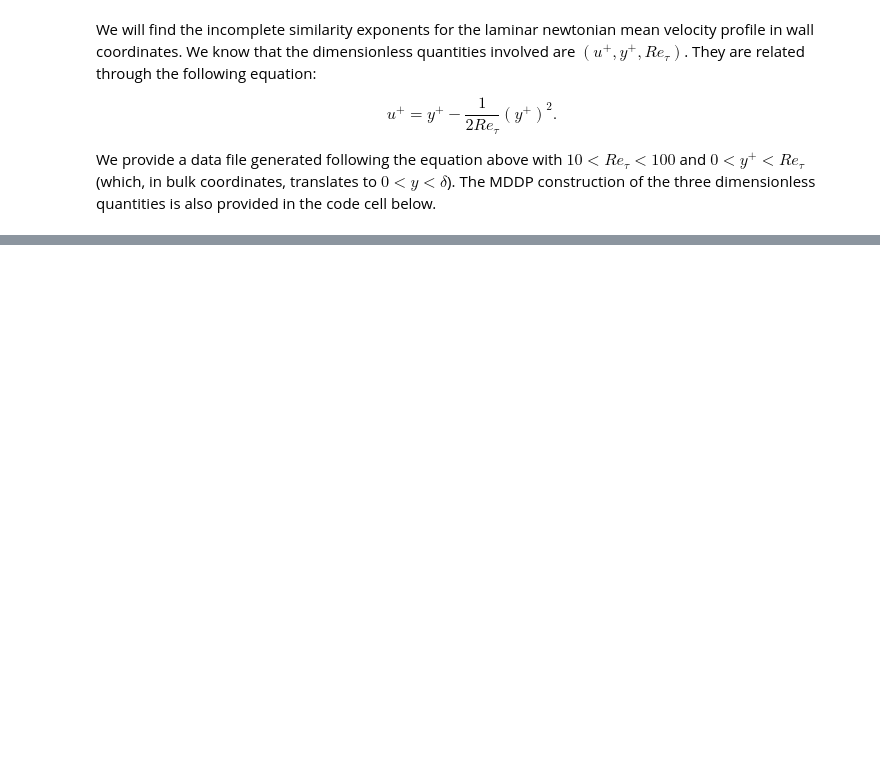
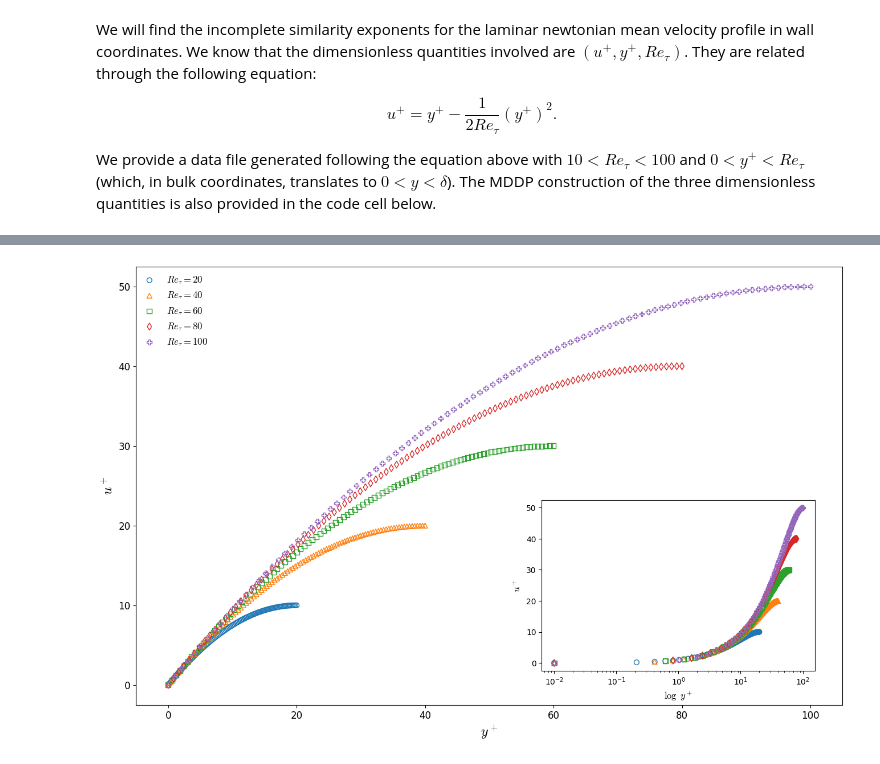
Before and after one commit to gabrielsanfins/BarenNet, a Jupyter notebook: tutorials/laminar_mvp_similarity.ipynb, the cells around one changed output, grey strips where cells are left out. Drawn from its saved outputs; the diff is of its cells as text; code cells hidden in the pictures; blank space fills up the shorter version.

Commit message:
Updated similarity tutorial notebooks

```diff
--- a/tutorials/laminar_mvp_similarity.ipynb
+++ b/tutorials/laminar_mvp_similarity.ipynb
@@ -73,2 +146,20 @@ similarity_model.incomplete_similarity_exponents_dict
 # %%
 similarity_model.print_renormalization_group()
+# %%
+import matplotlib.pyplot as plt
+import matplotlib.font_manager as font_manager
+plt.rc('mathtext', fontset="cm")
+import matplotlib.ticker as mtick
+from matplotlib import cm # Colormaps
+import matplotlib.gridspec as gridspec
+import seaborn as sns
+
+from tutorial_utils.plotting_methods import (get_laminar_data_for_plotting,
+                                             plot_laminar_flow)
+from tutorial_utils.physical_methods import laminar_flow_wall_coordinates
+# %%
+U_plus, Y_plus, Re_tau = get_laminar_data_for_plotting()
+
+plot_laminar_flow(U_plus, Y_plus, Re_tau)
+# %% [output]
+[figure, added]
```
Also changed, not shown: parts of 8 cells of this notebook, 1 other file.
